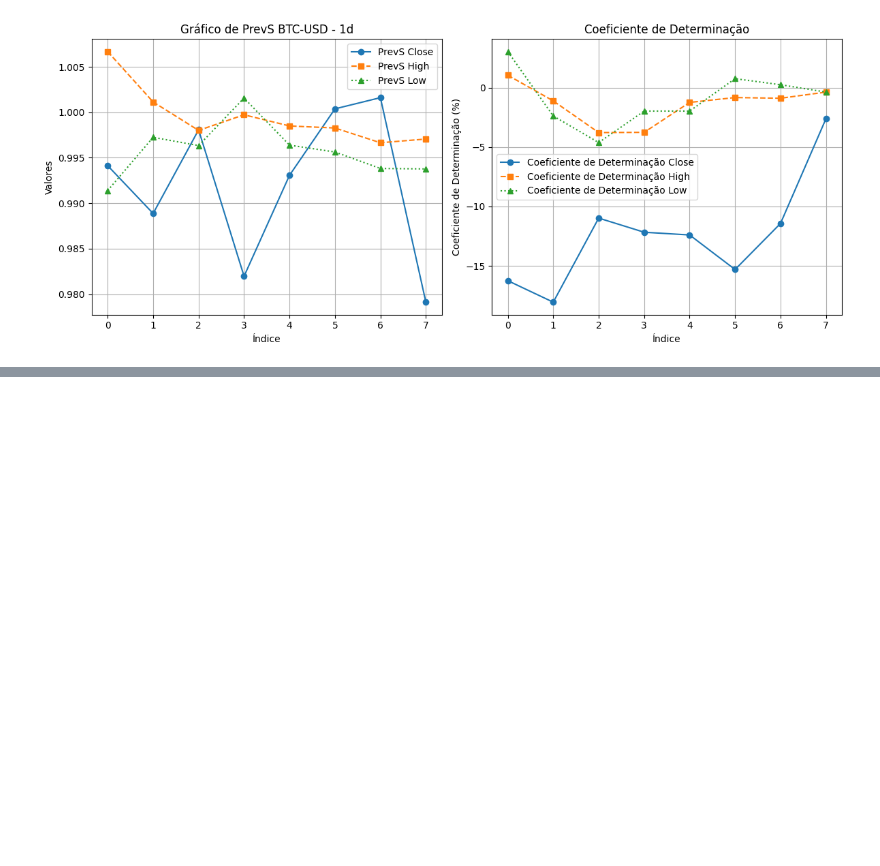
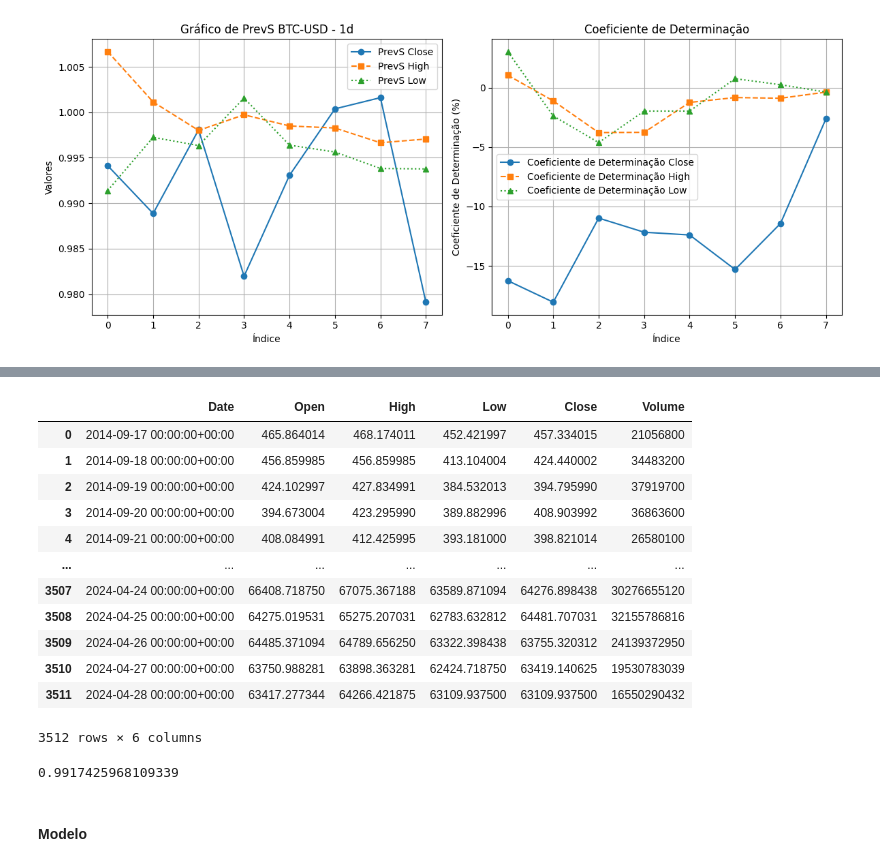
Before and after one commit to Veras-D/alura_projects, a Jupyter notebook: finance/trading.ipynb, the cells around one changed output, grey strips where cells are left out. Drawn from its saved outputs; the diff is of its cells as text; code cells hidden in the pictures; blank space fills up the shorter version.

```diff
--- a/finance/trading.ipynb
+++ b/finance/trading.ipynb
@@ -3134,0 +3164,25 @@ plt.show()
+# %%
+symbol = 'BTC-USD'
+ticker = yfinance.Ticker(symbol)
+dados = ticker.history(period='max', interval='1d')
+dados = dados.drop(['Dividends', 'Stock Splits'], axis=1)
+dados = dados.reset_index()
+display(dados)
+dados_treino = dados[dados['Date'] < '2024-03-31']
+dados_teste = dados[dados['Date'] >= '2024-03-31']
+dados_treino.shape[0] / dados.shape[0]
+# %% [output]
+|  | Date | Open | High | Low | Close | Volume |
+| 0 | 2014-09-17 00:00:00+00:00 | 465.864014 | 468.174011 | 452.421997 | 457.334015 | 21056800 |
+| 1 | 2014-09-18 00:00:00+00:00 | 456.859985 | 456.859985 | 413.104004 | 424.440002 | 34483200 |
+| 2 | 2014-09-19 00:00:00+00:00 | 424.102997 | 427.834991 | 384.532013 | 394.795990 | 37919700 |
+| 3 | 2014-09-20 00:00:00+00:00 | 394.673004 | 423.295990 | 389.882996 | 408.903992 | 36863600 |
+| 4 | 2014-09-21 00:00:00+00:00 | 408.084991 | 412.425995 | 393.181000 | 398.821014 | 26580100 |
+| ... | ... | ... | ... | ... | ... | ... |
+| 3507 | 2024-04-24 00:00:00+00:00 | 66408.718750 | 67075.367188 | 63589.871094 | 64276.898438 | 30276655120 |
+| 3508 | 2024-04-25 00:00:00+00:00 | 64275.019531 | 65275.207031 | 62783.632812 | 64481.707031 | 32155786816 |
+| 3509 | 2024-04-26 00:00:00+00:00 | 64485.371094 | 64789.656250 | 63322.398438 | 63755.320312 | 24139372950 |
+| 3510 | 2024-04-27 00:00:00+00:00 | 63750.988281 | 63898.363281 | 62424.718750 | 63419.140625 | 19530783039 |
+| 3511 | 2024-04-28 00:00:00+00:00 | 63417.277344 | 64266.421875 | 63109.937500 | 63109.937500 | 16550290432 |
+3512 rows × 6 columns
+0.9917425968109339
@@ -3134,0 +3193,2 @@ plt.show()
+# %% [markdown]
+#### Modelo
```
Also changed, not shown: parts of 7 cells of this notebook.
